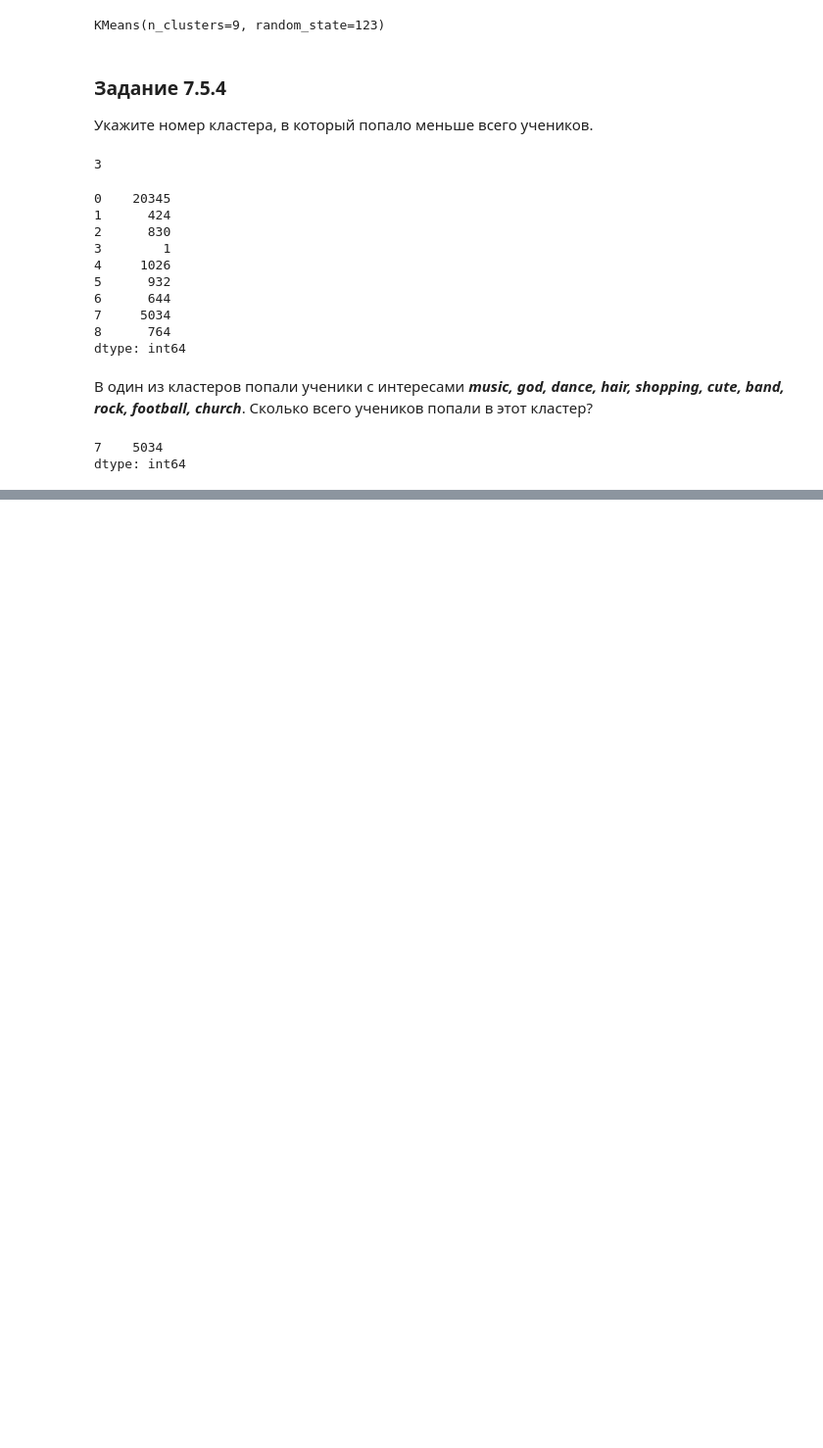
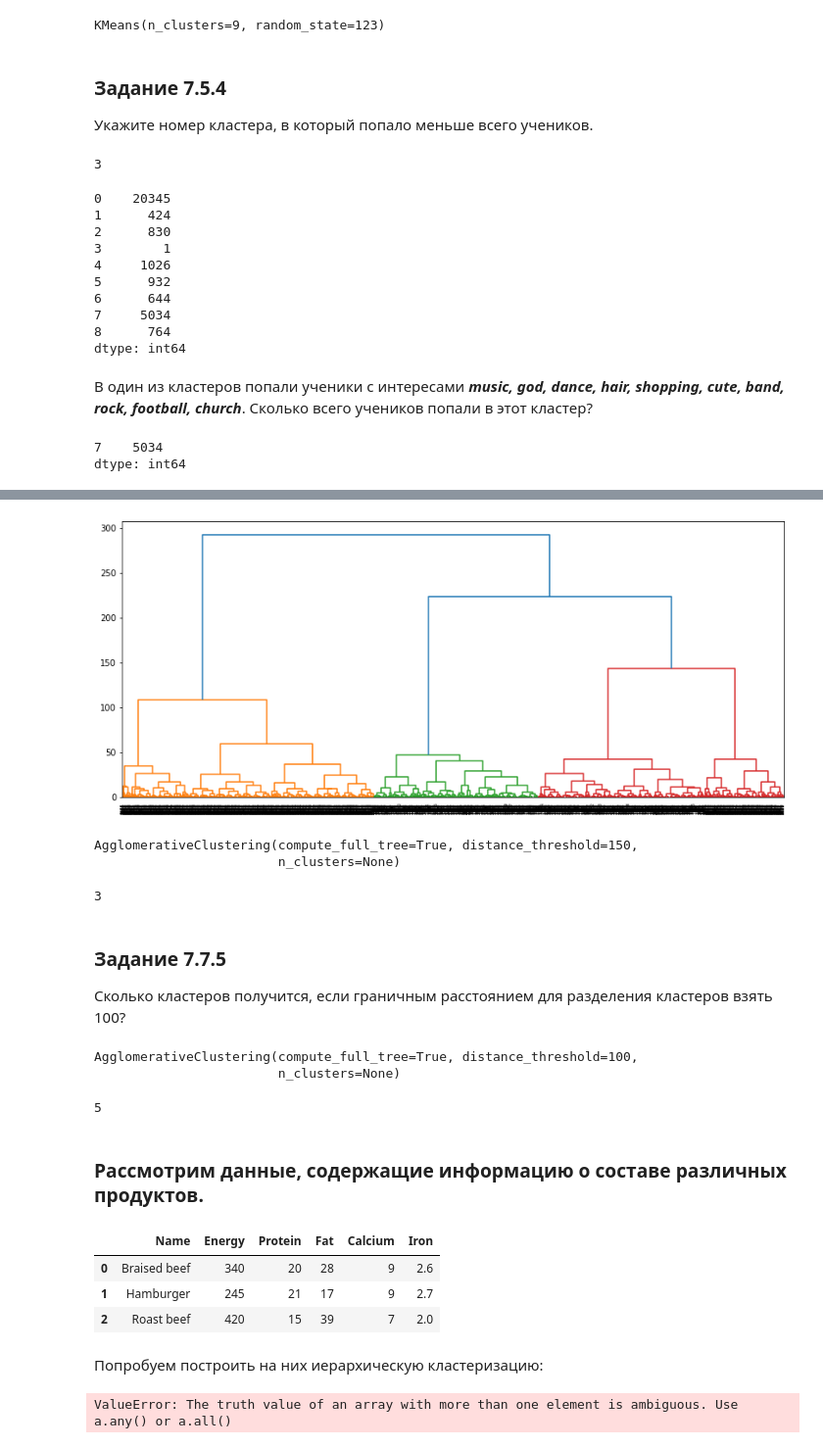
Before and after one commit to luhakv/ML_2, a Jupyter notebook: ML-7. Кластеризация.ipynb, the cells around one changed output, grey strips where cells are left out. Shown at 98% size. Saved outputs shown, nothing was run; the diff lists cells and outputs as text; code cells hidden in the pictures; blank space fills up the shorter version.

```diff
--- a/ML-7. Кластеризация.ipynb
+++ b/ML-7. Кластеризация.ipynb
@@ -540,0 +822,4 @@ dtype: int64
+# %%
+ac_sc = AgglomerativeClustering(n_clusters=3)
+
+ac_sc.fit(X)
@@ -540,0 +859,9 @@ dtype: int64
+# %%
+from sklearn.neighbors import kneighbors_graph
+
+connectivity = kneighbors_graph(X, n_neighbors=6, include_self=False)
+connectivity = 0.5 * (connectivity + connectivity.T)
+# %%
+ac_sc_conmatr = AgglomerativeClustering(n_clusters=3, connectivity=connectivity)
+# %%
+ac_sc_conmatr.fit(X)
@@ -540,0 +893,37 @@ dtype: int64
+# %%
+from scipy.cluster.hierarchy import dendrogram, linkage
+
+# подготовим данные для построения дендрограммы
+# ещё один способ выполнить агломеративную кластеризацию
+Z = linkage(X, "ward")
+
+# строим дендрограмму
+plt.figure(figsize=(14,6))
+dendrogram(Z, leaf_rotation=90.);
+# %% [output]
+[figure, added]
+# %%
+ac_sc_thres = AgglomerativeClustering(n_clusters=None, compute_full_tree=True,distance_threshold=150)
+ac_sc_thres.fit(X)
+# %% [output]
+AgglomerativeClustering(compute_full_tree=True, distance_threshold=150,
+                        n_clusters=None)
+# %%
+ac_sc_thres.n_clusters_
+# %% [output]
+3
+# %% [markdown]
+### Задание 7.7.5
+Сколько кластеров получится, если граничным расстоянием для разделения кластеров взять 100?
+# %%
+ac_sc_thres = AgglomerativeClustering(n_clusters=None, compute_full_tree=True,distance_threshold=100)
+ac_sc_thres.fit(X)
+# %% [output]
+AgglomerativeClustering(compute_full_tree=True, distance_threshold=100,
+                        n_clusters=None)
+# %%
+ac_sc_thres.n_clusters_
+# %% [output]
+5
+# %% [markdown]
+### Рассмотрим данные, содержащие информацию о составе различных продуктов.
@@ -540,0 +932,17 @@ dtype: int64
+# %%
+df.head(3)
+# %% [output]
+|  | Name | Energy | Protein | Fat | Calcium | Iron |
+| 0 | Braised beef | 340 | 20 | 28 | 9 | 2.6 |
+| 1 | Hamburger | 245 | 21 | 17 | 9 | 2.7 |
+| 2 | Roast beef | 420 | 15 | 39 | 7 | 2.0 |
+# %% [markdown]
+Попробуем построить на них иерархическую кластеризацию:
+# %%
+from scipy.cluster.hierarchy import dendrogram, linkage
+Z = linkage(X, method='average', metric='euclidean')
+names = df.Name.values
+dend = dendrogram(Z, color_threshold=0, labels=names,
+                  orientation='left')
+# %% [output]
+ValueError: The truth value of an array with more than one element is ambiguous. Use a.any() or a.all()
```
Also changed, not shown: parts of 48 cells of this notebook, 1 other file.
